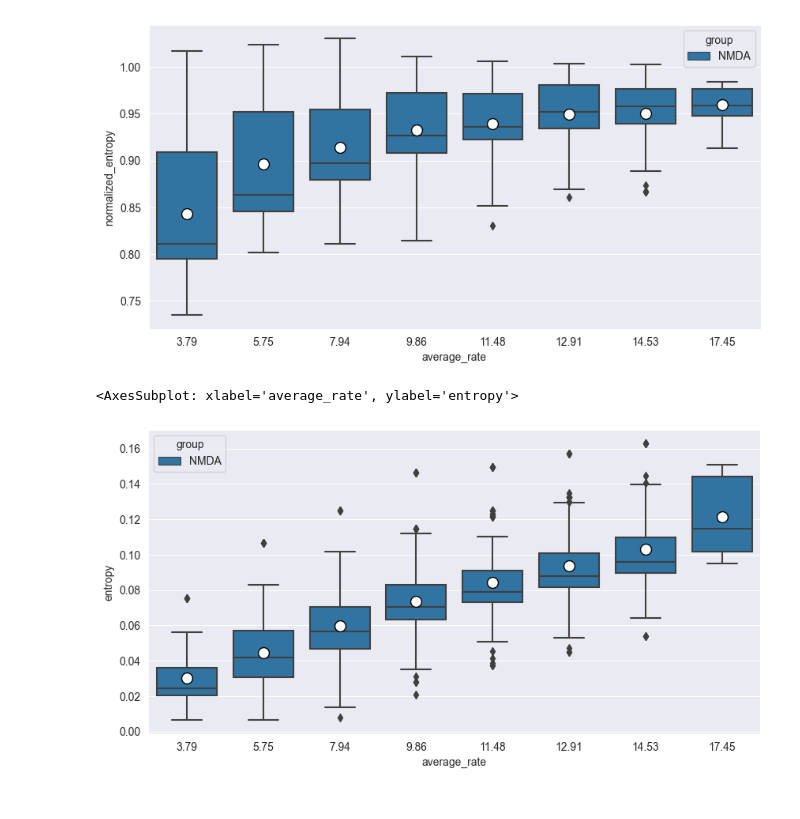
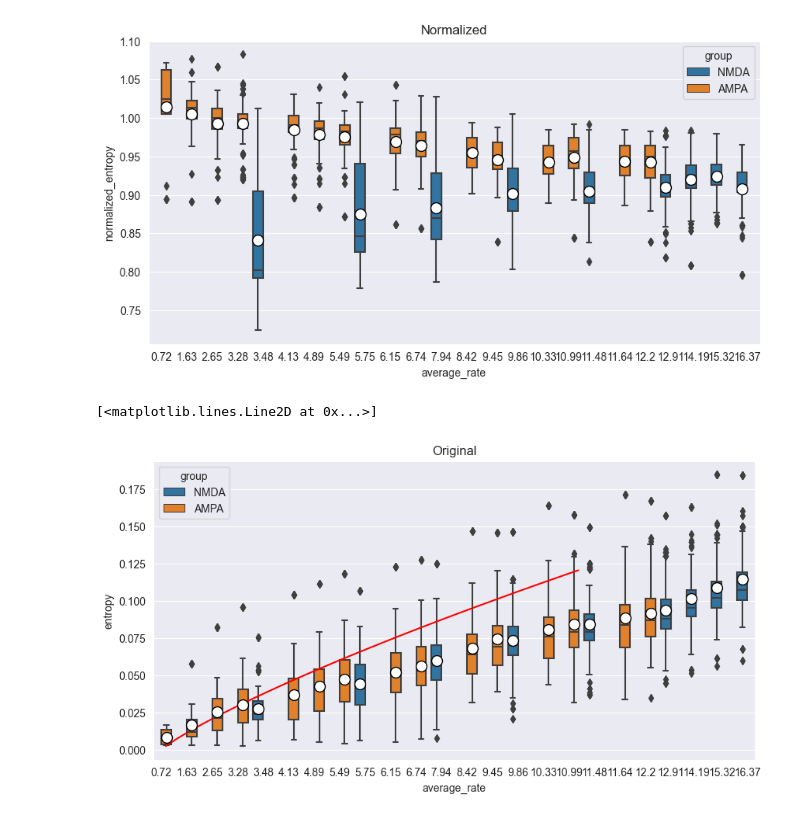
Before and after one commit to NitzanLux/neuron_mi, a Jupyter notebook: entropy_CTW_eval.ipynb, the cells around one changed output. Cells and saved outputs as stored; diff of their text form; code cells hidden in the pictures.

```diff
--- a/entropy_CTW_eval.ipynb
+++ b/entropy_CTW_eval.ipynb
@@ -161,9 +163,21 @@ remove_v = True
 
 c = CTWHandler()
 c.add_data(models_pathes)
-df = c.to_df(tag_regex_to_remove=['Rat_L5b_PC_2_Hay_', '_CTW'], group_dict={'NMDA':'[0-9]_CTW','AMPA':'_noNMDA'})
+df = c.to_df(tag_regex_to_remove=['Rat_L5b_PC_2_Hay_', '_noNMDA', '_CTW'],
+             group_dict={'NMDA': 'Hay_(?:[0-9]-)?[0-9]_CTW', 'AMPA': '_noNMDA'})
 for i in df['full_tag'].unique():
-    print(np.round(df.loc[df['full_tag']==i,'rate'].mean(),2))
-    df.loc[df['full_tag']==i,'average_rate'] = np.round(df.loc[df['full_tag']==i,'rate'].mean(),2)
-# d=d[d['n_spikes']>0]
+    df.loc[df['full_tag'] == i, 'average_rate'] = np.round(df.loc[df['full_tag'] == i, 'rate'].mean(), 2)
+
+get_factor_from_tag_match = re.compile('(?:.*_)?([0-9](?:\.[0-9]+)?).*')
+
+
+def convert_tag_to_float(x):
+    a=get_factor_from_tag_match.match(x).group(1)
+    print(x,a)
+    return float(a)
+
+
+df['factor'] = df['tag'].apply(convert_tag_to_float)
+
+factor_order = {i: convert_tag_to_float(i) for i in df['tag'].unique()}
 # %% [output]
@@ -202,18 +239,24 @@ sns.boxplot(x="tag", y="entropy", data=df,order=sorted(df['tag'].unique(),key=la
 # %%
 # Draw a nested boxplot to show bills by day and time
-sns.boxplot(x="average_rate", y="normalized_entropy", data=df,hue='group', showmeans=True, meanprops={"marker": "o",
-                                                                                 "markerfacecolor": "white",
-                                                                                 "markeredgecolor": "black",
-                                                                                 "markersize": "10"})
+sns.boxplot(x="average_rate", y="normalized_entropy", data=df, hue='group', showmeans=True, meanprops={"marker": "o",
+                                                                                                       "markerfacecolor": "white",
+                                                                                                       "markeredgecolor": "black",
+                                                                                                       "markersize": "10"}).set(
+    title='Normalized')
 plt.show()
-
-sns.boxplot(x="average_rate", y="entropy", data=df, showmeans=True,hue='group', meanprops={"marker": "o",
-                                                                      "markerfacecolor": "white",
-                                                                      "markeredgecolor": "black",
-                                                                      "markersize": "10"})
+x = np.linspace(df['rate'].min(), df['average_rate'].max(), 100)
+l = df['l_segemnt'].mean()
+# plt.plot(x,[binary_ent()(i*l,l)for i in x],color='red')
+fig, ax = plt.subplots()
+sns.boxplot(x="average_rate", y="entropy", data=df, showmeans=True, hue='group', meanprops={"marker": "o",
+                                                                                            "markerfacecolor": "white",
+                                                                                            "markeredgecolor": "black",
+                                                                                            "markersize": "10"},
+            ax=ax).set(title='Original')
+ax.plot(x, [binary_ent(i * l / 1000., l) for i in x], color='red')
 # %% [output]
-[figure, old version]
+[figure, new version]
-<AxesSubplot: xlabel='average_rate', ylabel='entropy'>
+[<matplotlib.lines.Line2D at 0x...>]
-[figure, old version]
+[figure, new version]
 # %%
 #factor as function of rate
```
Also changed, not shown: parts of 12 cells of this notebook, 1 other file.
